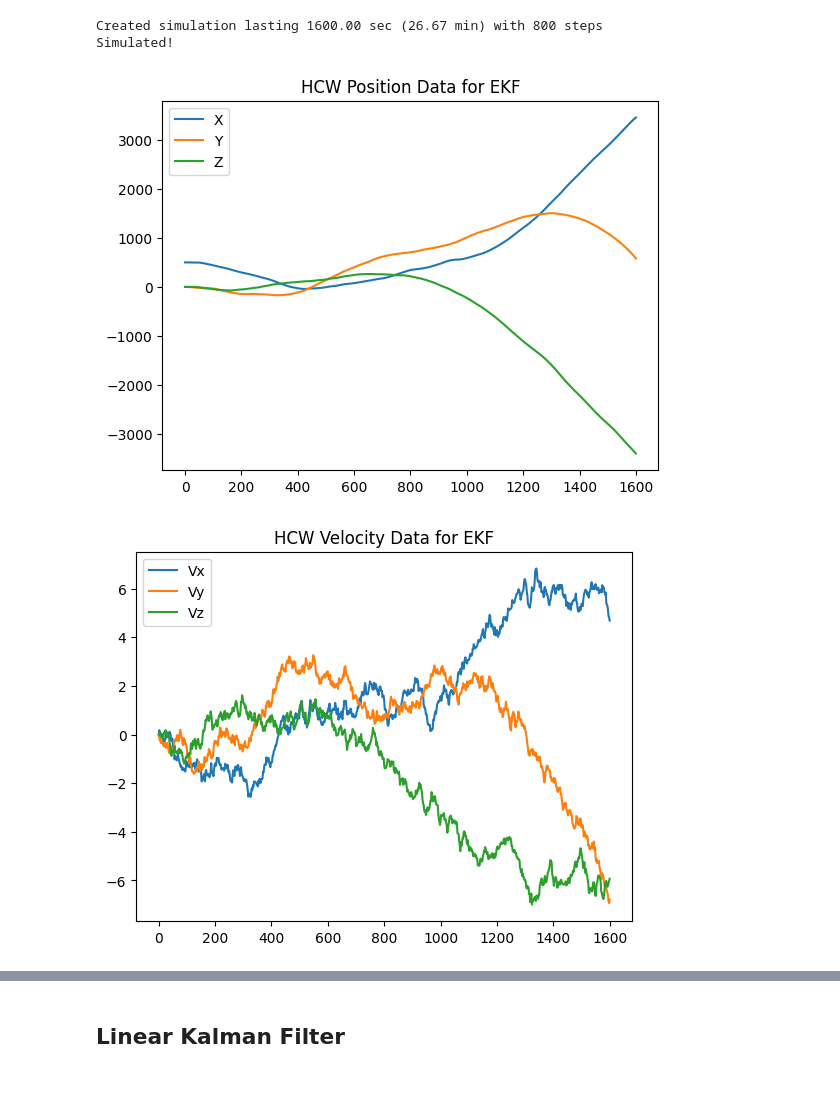
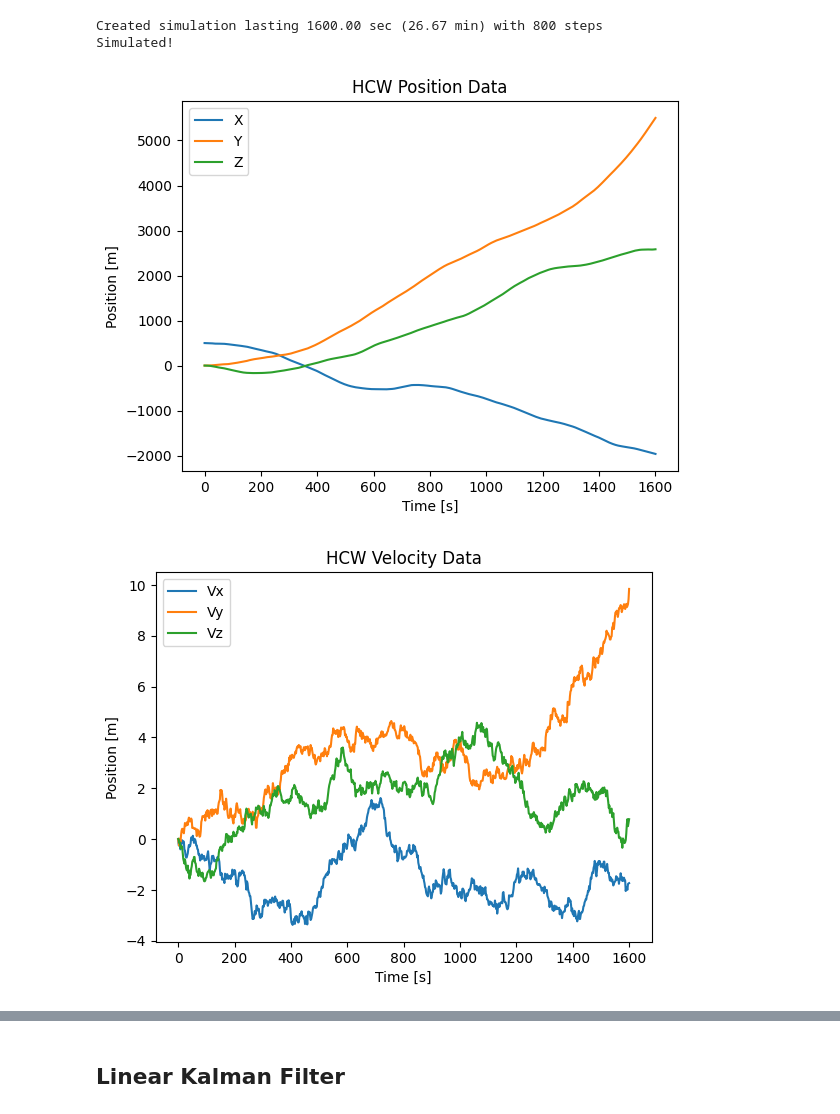
Before and after one commit to colin-skinner/AA228-orbital-rendezvous, a Jupyter notebook: ekf.ipynb, the cells around one changed output, grey strips where cells are left out. Cells and saved outputs as stored; diff of their text form; code cells hidden in the pictures; blank space fills up the shorter version.

```diff
--- a/ekf.ipynb
+++ b/ekf.ipynb
@@ -381,30 +402,38 @@ H = np.hstack([np.eye(3), np.zeros((3, 3))])
 R = (noise.sigma_pos**2) * np.eye(3)
 
 hcw_dynamics = HCWDynamics_3DOF(sim, sat, x0)
-X, Y, Y_meas, err, U_meas = hcw_dynamics.simulate(H, R, simtype=SimType.mass_varying_with_thrust)
+X, Y, Y_meas, err, U_meas = hcw_dynamics.simulate(H, R, rng_seed=None, simtype=SimType.mass_varying_with_thrust)
 # %% [output]
 Created simulation lasting 1600.00 sec (26.67 min) with 800 steps
 Simulated!
 # %%
 plt.plot(hcw_dynamics.t_array, X[:,:3])
-plt.title("HCW Position Data for EKF")
+plt.title("HCW Position Data")
 plt.legend(["X", "Y", "Z", "Vx", "Vy", "Vz"])
+plt.xlabel("Time [s]")
+plt.ylabel("Position [m]")
 plt.show()
 
 plt.plot(hcw_dynamics.t_array, X[:,3:])
-plt.title("HCW Velocity Data for EKF")
+plt.title("HCW Velocity Data")
 plt.legend(["Vx", "Vy", "Vz"])
+plt.xlabel("Time [s]")
+plt.ylabel("Position [m]")
 plt.show()
 
 plt.plot(hcw_dynamics.t_array[1:], U_meas)
-plt.title("HCW Input Data for EKF")
-plt.legend(["Vx", "Vy", "Vz"])
+plt.title("HCW Input Data")
+plt.legend(["ax", "ay", "az"])
+plt.xlabel("Time [s]")
+plt.ylabel(r"Acceleration [$m/s^2$]")
 plt.show()
 
 plt.plot(hcw_dynamics.t_array[1:], Y_meas)
-plt.title("HCW Measurement Data for EKF")
-plt.legend(["Vx", "Vy", "Vz"])
+plt.title("HCW Measurement Data")
+plt.legend(["x", "y", "z"])
+plt.xlabel("Time [s]")
+plt.ylabel("Position [m]")
 plt.show()
 # %% [output]
-[figure, old version]
+[figure, new version]
-[figure, old version]
+[figure, new version]
```
Also changed, not shown: parts of 12 cells of this notebook.
